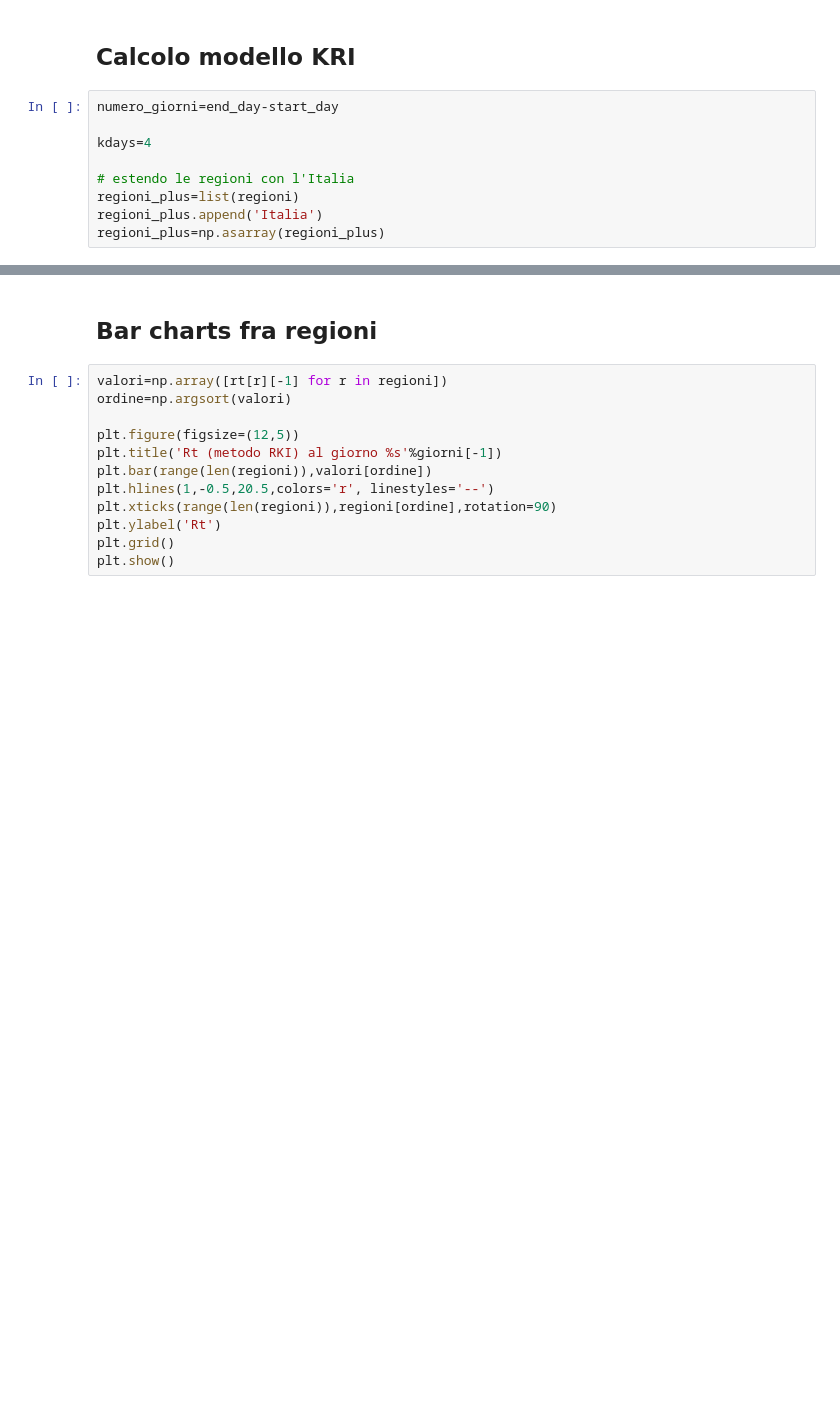
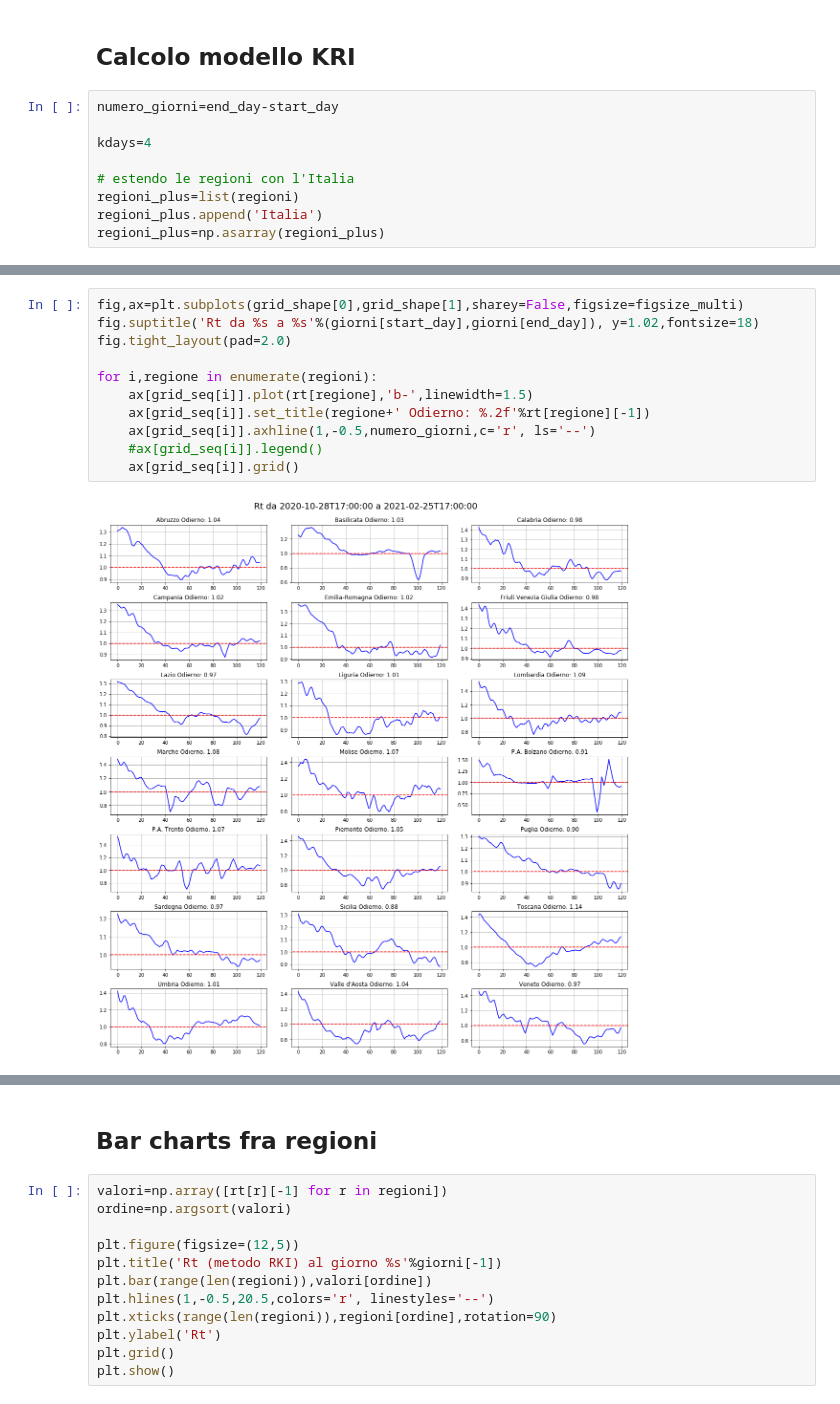
Before and after one commit to taracchi/covid, a Jupyter notebook: studio_rt.ipynb, the cells around one changed output, grey strips where cells are left out. Cells and saved outputs as stored; diff of their text form; blank space fills up the shorter version.

```diff
--- a/studio_rt.ipynb
+++ b/studio_rt.ipynb
@@ -73,0 +65,13 @@ Italia
+# %%
+fig,ax=plt.subplots(grid_shape[0],grid_shape[1],sharey=False,figsize=figsize_multi)
+fig.suptitle('Rt da %s a %s'%(giorni[start_day],giorni[end_day]), y=1.02,fontsize=18)
+fig.tight_layout(pad=2.0)
+
+for i,regione in enumerate(regioni):
+    ax[grid_seq[i]].plot(rt[regione],'b-',linewidth=1.5)
+    ax[grid_seq[i]].set_title(regione+' Odierno: %.2f'%rt[regione][-1])
+    ax[grid_seq[i]].axhline(1,-0.5,numero_giorni,c='r', ls='--')
+    #ax[grid_seq[i]].legend()
+    ax[grid_seq[i]].grid()
+# %% [output]
+[figure, added]
```
Also changed, not shown: parts of 18 cells of this notebook, 19 other files.
